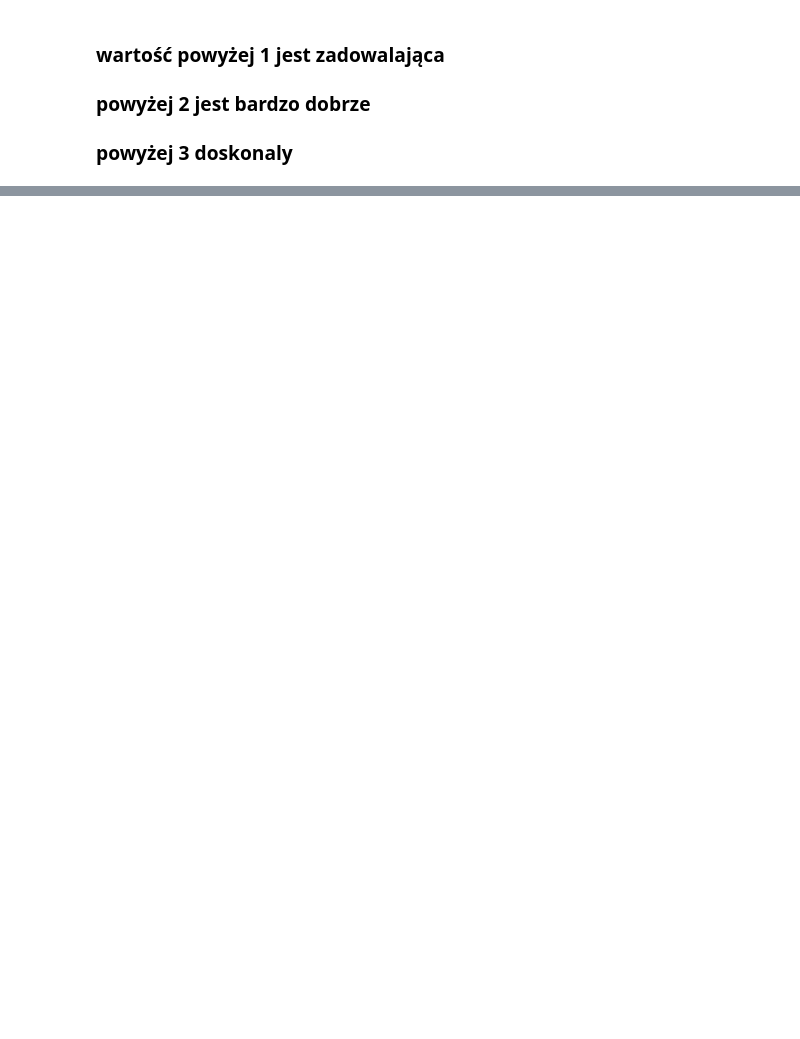
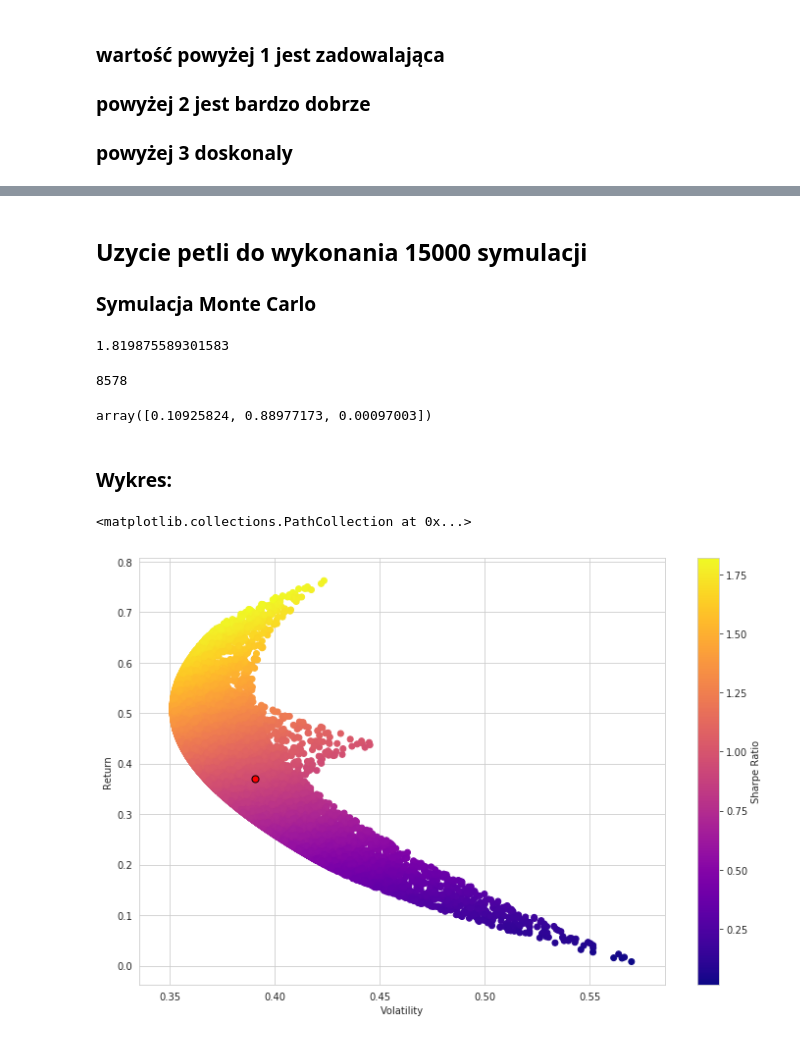
Before and after one commit to Sevil37/AnalizaFinansowa, a Jupyter notebook: WIG_CHEMIA.ipynb, the cells around one changed output, grey strips where cells are left out. Cells and saved outputs as stored; diff of their text form; code cells hidden in the pictures; blank space fills up the shorter version.

```diff
--- a/WIG_CHEMIA.ipynb
+++ b/WIG_CHEMIA.ipynb
@@ -394,0 +401,2 @@ ASR
+# %%
+stocks = stocks.loc['2009']
@@ -394,0 +414,4 @@ ASR
+# %%
+#średnia dzienna logarytmiczna stopa zwrotu (tak jak pct_change)
+log_ret = np.log(stocks/stocks.shift(1))
+log_ret.head()
@@ -394,0 +483,62 @@ ASR
+# %% [markdown]
+## Uzycie petli do wykonania 15000 symulacji
+### Symulacja Monte Carlo
+# %%
+num_ports = 15000
+
+all_weights = np.zeros((num_ports,len(stocks.columns)))
+ret_arr = np.zeros(num_ports)
+vol_arr = np.zeros(num_ports)
+sharpe_arr = np.zeros(num_ports)
+
+for ind in range(num_ports):
+
+    # Create Random Weights, dla 3 spółek
+    weights = np.array(np.random.random(3))
+
+    # Rebalance Weights
+    weights = weights / np.sum(weights)
+
+    # Save Weights
+    all_weights[ind,:] = weights
+
+    # Expected Return
+    ret_arr[ind] = np.sum((log_ret.mean() * weights) *252)
+
+    # Expected Variance
+    vol_arr[ind] = np.sqrt(np.dot(weights.T, np.dot(log_ret.cov() * 252, weights)))
+
+    # Sharpe Ratio
+    sharpe_arr[ind] = ret_arr[ind]/vol_arr[ind]
+# %%
+#najwyższa wartość Sharp Ratio
+sharpe_arr.max()
+# %% [output]
+1.819875589301583
+# %%
+#pozycja indexu dla najwyzszego Sharp Ratio
+sharpe_arr.argmax()
+# %% [output]
+8578
+# %%
+#Procentowy udział akcji w portfelu dla najwyższego Sharp Ratio
+all_weights[8578,:]
+# %% [output]
+array([0.10925824, 0.88977173, 0.00097003])
+# %% [markdown]
+### Wykres:
+# %%
+max_sr_ret = ret_arr[8578]
+max_sr_vol = vol_arr[8578]
+# %%
+plt.figure(figsize=(12,8))
+plt.scatter(vol_arr,ret_arr,c=sharpe_arr,cmap='plasma')
+plt.colorbar(label='Sharpe Ratio')
+plt.xlabel('Volatility')
+plt.ylabel('Return')
+
+# Add red dot for max SR
+plt.scatter(max_sr_vol,max_sr_ret,c='red',s=50,edgecolors='black')
+# %% [output]
+<matplotlib.collections.PathCollection at 0x...>
+[figure, added]
```
Also changed, not shown: parts of 47 cells of this notebook.
